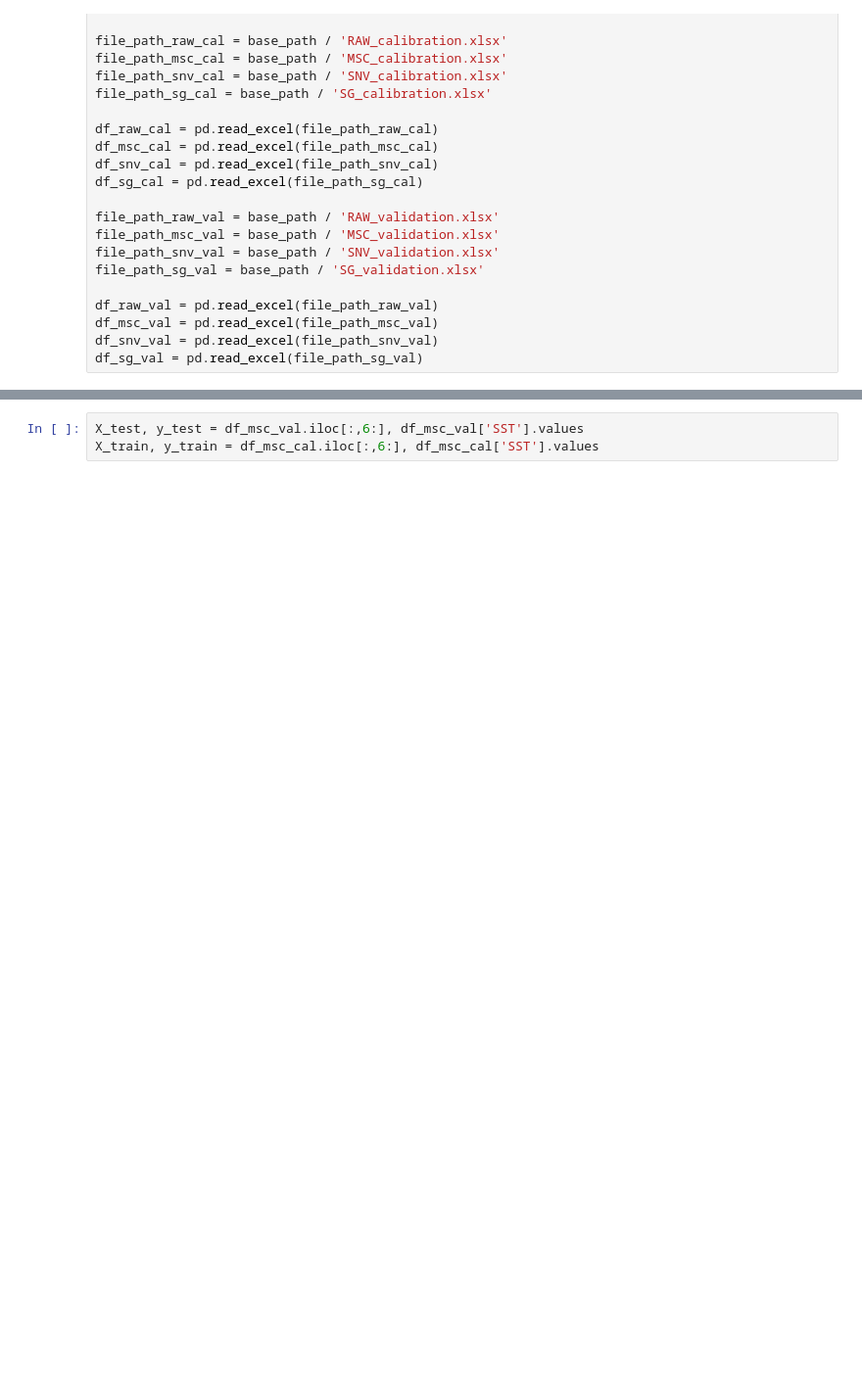
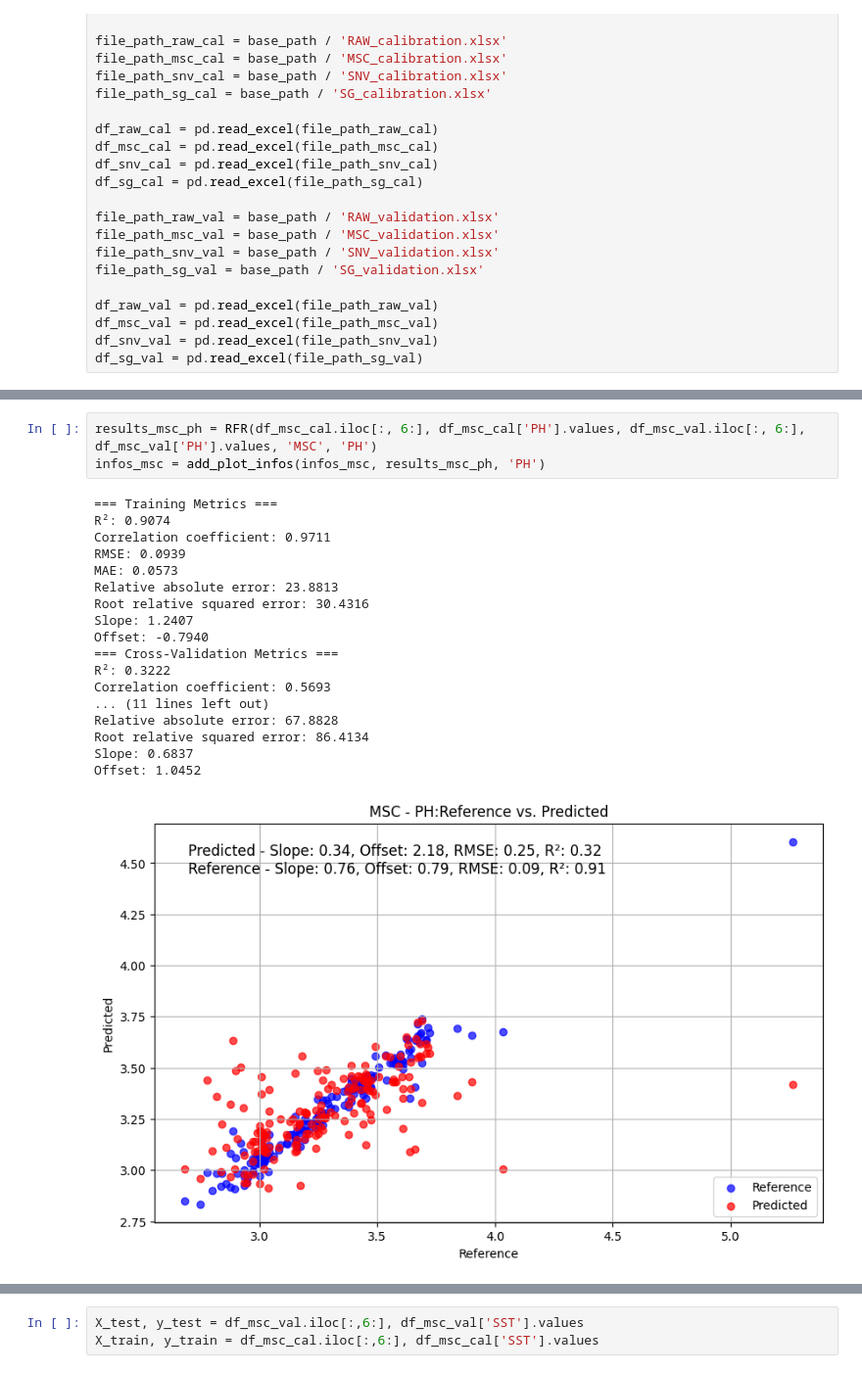
Before and after one commit to xndrxssx/cotton_candy_spectral_analysis, a Jupyter notebook: Random Forest Regressor/RFR.ipynb, the cells around one changed output, grey strips where cells are left out. Shown at 98% size. Saved outputs shown, nothing was run; the diff lists cells and outputs as text; blank space fills up the shorter version.

```diff
--- a/Random Forest Regressor/RFR.ipynb
+++ b/Random Forest Regressor/RFR.ipynb
@@ -42,0 +254,22 @@ df_sg_val = pd.read_excel(file_path_sg_val)
+# %%
+results_msc_ph = RFR(df_msc_cal.iloc[:, 6:], df_msc_cal['PH'].values, df_msc_val.iloc[:, 6:], df_msc_val['PH'].values, 'MSC', 'PH')
+infos_msc = add_plot_infos(infos_msc, results_msc_ph, 'PH')
+# %% [output]
+=== Training Metrics ===
+R²: 0.9074
+Correlation coefficient: 0.9711
+RMSE: 0.0939
+MAE: 0.0573
+Relative absolute error: 23.8813
+Root relative squared error: 30.4316
+Slope: 1.2407
+Offset: -0.7940
+=== Cross-Validation Metrics ===
+R²: 0.3222
+Correlation coefficient: 0.5693
+... (11 lines left out)
+Relative absolute error: 67.8828
+Root relative squared error: 86.4134
+Slope: 0.6837
+Offset: 1.0452
+[figure, added]
```
Also changed, not shown: parts of 50 cells of this notebook.
